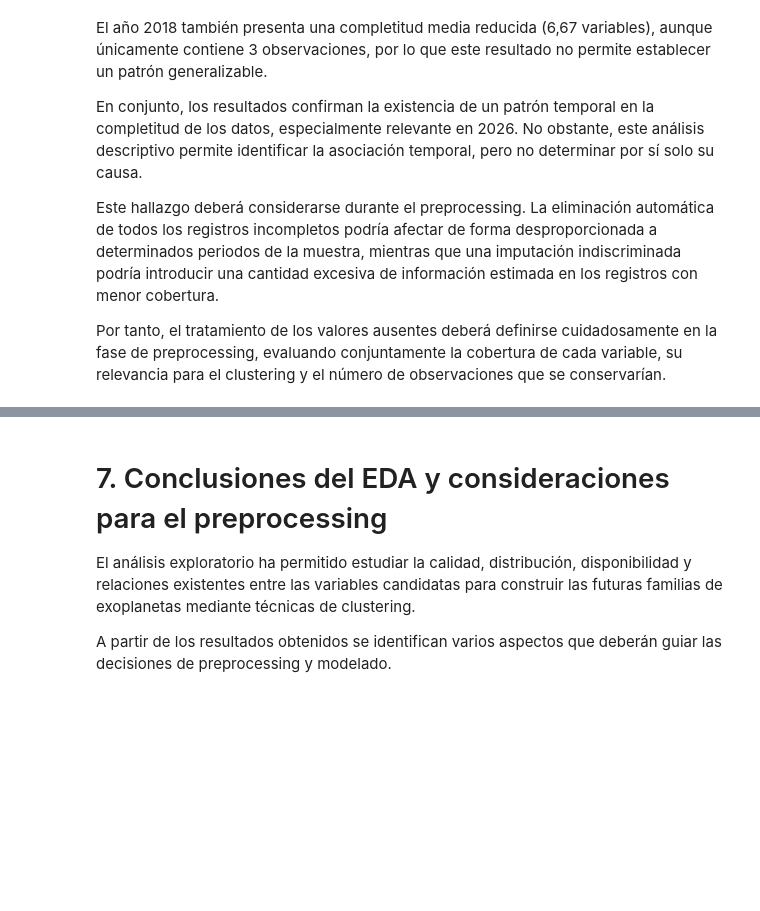
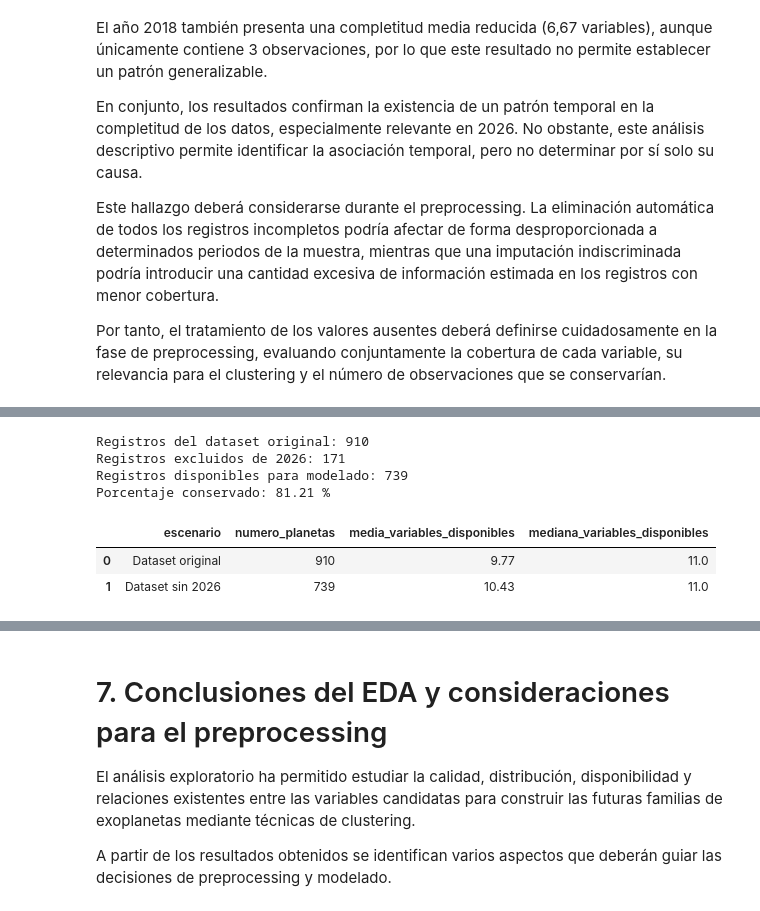
Before and after one commit to LauraSilRu/exoplanet-profiler, a Jupyter notebook: notebooks/02_eda.ipynb, the cells around one changed output, grey strips where cells are left out. Saved outputs shown, nothing was run; the diff lists cells and outputs as text; code cells hidden in the pictures; blank space fills up the shorter version.

```diff
--- a/notebooks/02_eda.ipynb
+++ b/notebooks/02_eda.ipynb
@@ -2228,0 +2243,71 @@ Por tanto, el tratamiento de los valores ausentes deberá definirse cuidadosamen
+# %%
+# Creamos una copia del dataset excluyendo los registros de 2026.
+#
+# IMPORTANTE:
+# No modificamos df ni el archivo CSV original.
+# Creamos un nuevo DataFrame llamado df_model para conservar
+# siempre los datos originales y mantener la trazabilidad
+# de la decisión tomada.
+
+df_model = df[df["disc_year"] < 2026].copy()
+
+
+# Comprobamos el impacto de la exclusión.
+
+print(f"Registros del dataset original: {len(df)}")
+print(f"Registros excluidos de 2026: {len(df) - len(df_model)}")
+print(f"Registros disponibles para modelado: {len(df_model)}")
+print(
+    f"Porcentaje conservado: "
+    f"{len(df_model) / len(df) * 100:.2f} %"
+)
+# %% [output]
+Registros del dataset original: 910
+Registros excluidos de 2026: 171
+Registros disponibles para modelado: 739
+Porcentaje conservado: 81.21 %
+# %%
+# Comparamos la completitud global antes y después
+# de excluir los registros correspondientes a 2026.
+#
+# Calculamos cuántas de las 12 variables candidatas tiene
+# disponibles, de media y mediana, cada planeta.
+
+completeness_comparison = pd.DataFrame({
+
+    "escenario": [
+        "Dataset original",
+        "Dataset sin 2026"
+    ],
+
+    "numero_planetas": [
+        len(df),
+        len(df_model)
+    ],
+
+    "media_variables_disponibles": [
+        df[candidate_features].notna().sum(axis=1).mean(),
+        df_model[candidate_features].notna().sum(axis=1).mean()
+    ],
+
+    "mediana_variables_disponibles": [
+        df[candidate_features].notna().sum(axis=1).median(),
+        df_model[candidate_features].notna().sum(axis=1).median()
+    ]
+})
+
+
+# Redondeamos para facilitar la lectura.
+
+completeness_comparison[
+    "media_variables_disponibles"
+] = completeness_comparison[
+    "media_variables_disponibles"
+].round(2)
+
+
+completeness_comparison
+# %% [output]
+|  | escenario | numero_planetas | media_variables_disponibles | mediana_variables_disponibles |
+| 0 | Dataset original | 910 | 9.77 | 11.0 |
+| 1 | Dataset sin 2026 | 739 | 10.43 | 11.0 |
```
Also changed, not shown: parts of 7 cells of this notebook.
